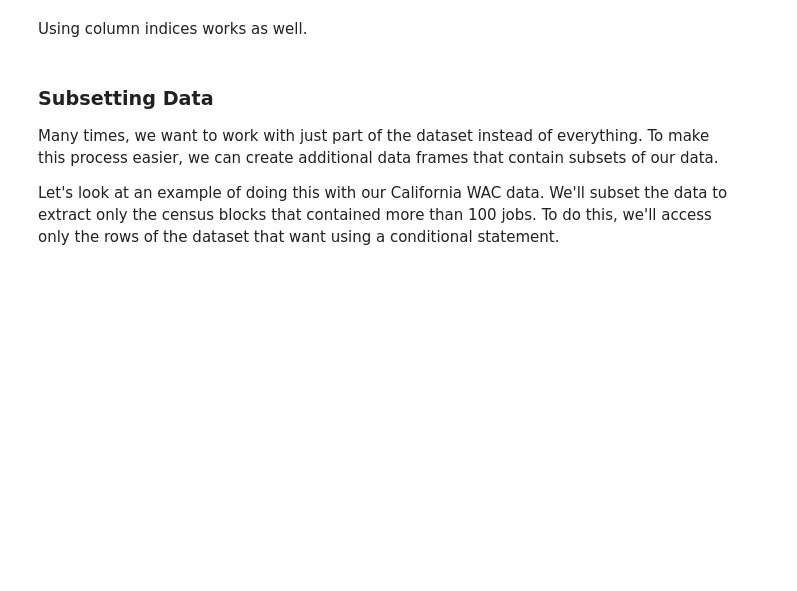
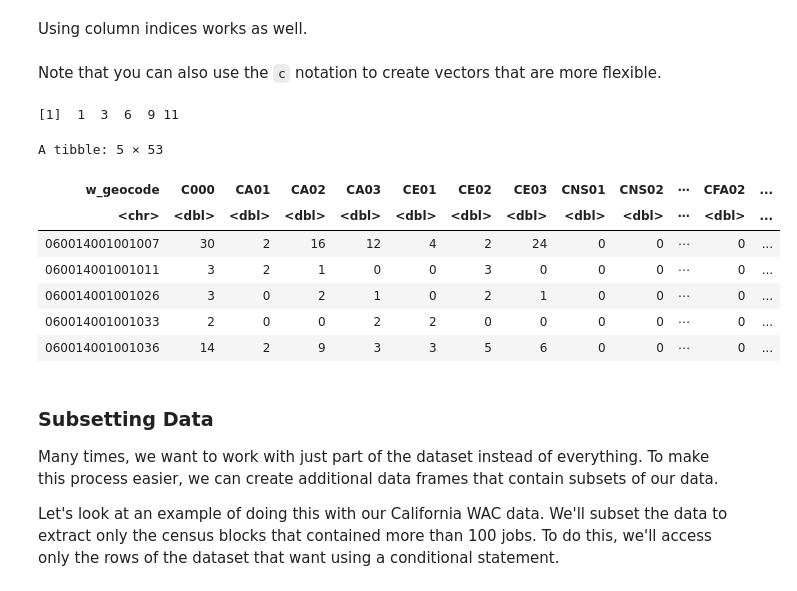
Before and after one commit to Coleridge-Initiative/ada-intro-r, a Jupyter notebook: R-1.ipynb, the cells around one changed output. Drawn from its saved outputs; the diff is of its cells as text; code cells hidden in the pictures; blank space fills up the shorter version.

```diff
--- a/R-1.ipynb
+++ b/R-1.ipynb
@@ -168,6 +209,25 @@ df[1:10,]
 Using column indices works as well.
 # %%
 df[1:10,1:5]
+# %% [markdown]
+Note that you can also use the `c` notation to create vectors that are more flexible.
+# %%
+# Vector with 1, 3, 6, 9, and 11
+c(1,3,6,9,11)
+# %% [output]
+[1]  1  3  6  9 11
+# %%
+# Accessing just rows 1, 3, 6, 9, 11
+df[c(1,3,6,9,11),]
+# %% [output]
+A tibble: 5 × 53
+| w_geocode | C000 | CA01 | CA02 | CA03 | CE01 | CE02 | CE03 | CNS01 | CNS02 | ⋯ | CFA02 | ... |
+| <chr> | <dbl> | <dbl> | <dbl> | <dbl> | <dbl> | <dbl> | <dbl> | <dbl> | <dbl> | ⋯ | <dbl> | ... |
+| 060014001001007 | 30 | 2 | 16 | 12 | 4 | 2 | 24 | 0 | 0 | ⋯ | 0 | ... |
+| 060014001001011 | 3 | 2 | 1 | 0 | 0 | 3 | 0 | 0 | 0 | ⋯ | 0 | ... |
+| 060014001001026 | 3 | 0 | 2 | 1 | 0 | 2 | 1 | 0 | 0 | ⋯ | 0 | ... |
+| 060014001001033 | 2 | 0 | 0 | 2 | 2 | 0 | 0 | 0 | 0 | ⋯ | 0 | ... |
+| 060014001001036 | 14 | 2 | 9 | 3 | 3 | 5 | 6 | 0 | 0 | ⋯ | 0 | ... |
 # %% [markdown]
 ### Subsetting Data
 
```
Also changed, not shown: parts of 9 cells of this notebook.
